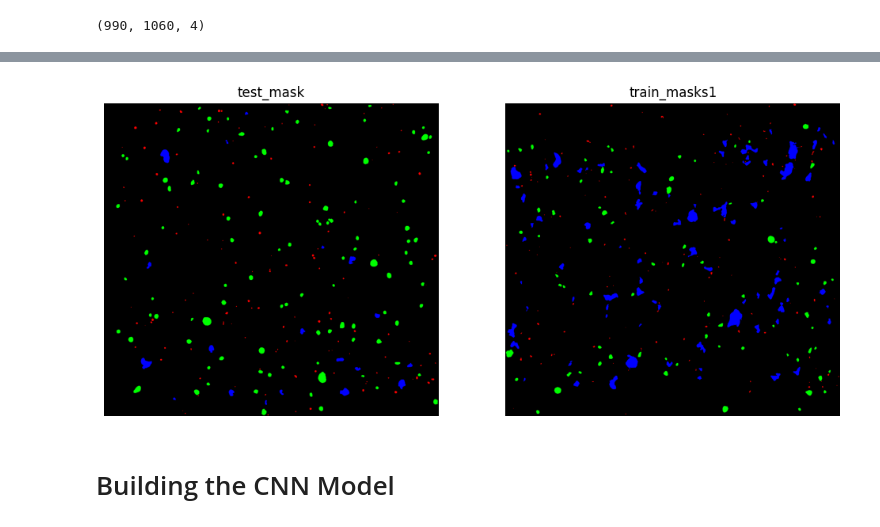
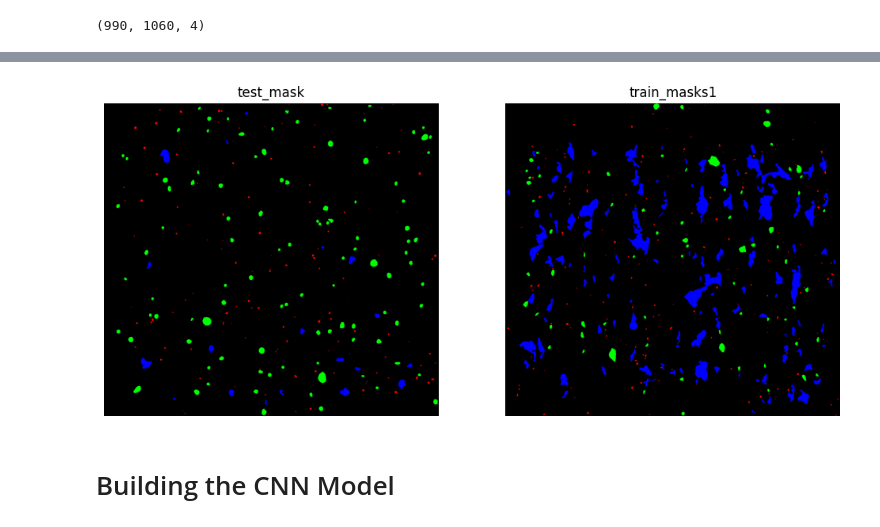
Before and after one commit to saharmahdie/PORTAL_code, a Jupyter notebook: CNN_pixel_segmentation_final.ipynb, the cells around one changed output, grey strips where cells are left out. Drawn from its saved outputs; the diff is of its cells as text; code cells hidden in the pictures.

```diff
--- a/CNN_pixel_segmentation_final.ipynb
+++ b/CNN_pixel_segmentation_final.ipynb
@@ -128,20 +120,20 @@ add_colors = lambda x: class_colors[x].astype(dtype=np.uint8)
 # %%
 # Plotting Original and Predicted Images
 fig, ax = plt.subplots(1,2, figsize=(12, 6))
 
 ax[0].imshow(add_colors(test_masks[0]))
 ax[0].set_title("test_mask")
 ax[0].axis('off')
 
-ax[1].imshow(add_colors(train_masks[1]))
+ax[1].imshow(add_colors(train_masks[0]))
 ax[1].set_title("train_masks1")
 ax[1].axis('off')
 # ax[2].imshow(train_masks[1])
 # ax[2].set_title("train_masks2")
 # ax[2].axis('off')
 plt.show()
 # %% [output]
-[figure, old version]
+[figure, new version]
 # %% [markdown]
 # Building the CNN Model
 # %% [markdown]
```
Also changed, not shown: parts of 14 cells of this notebook.
